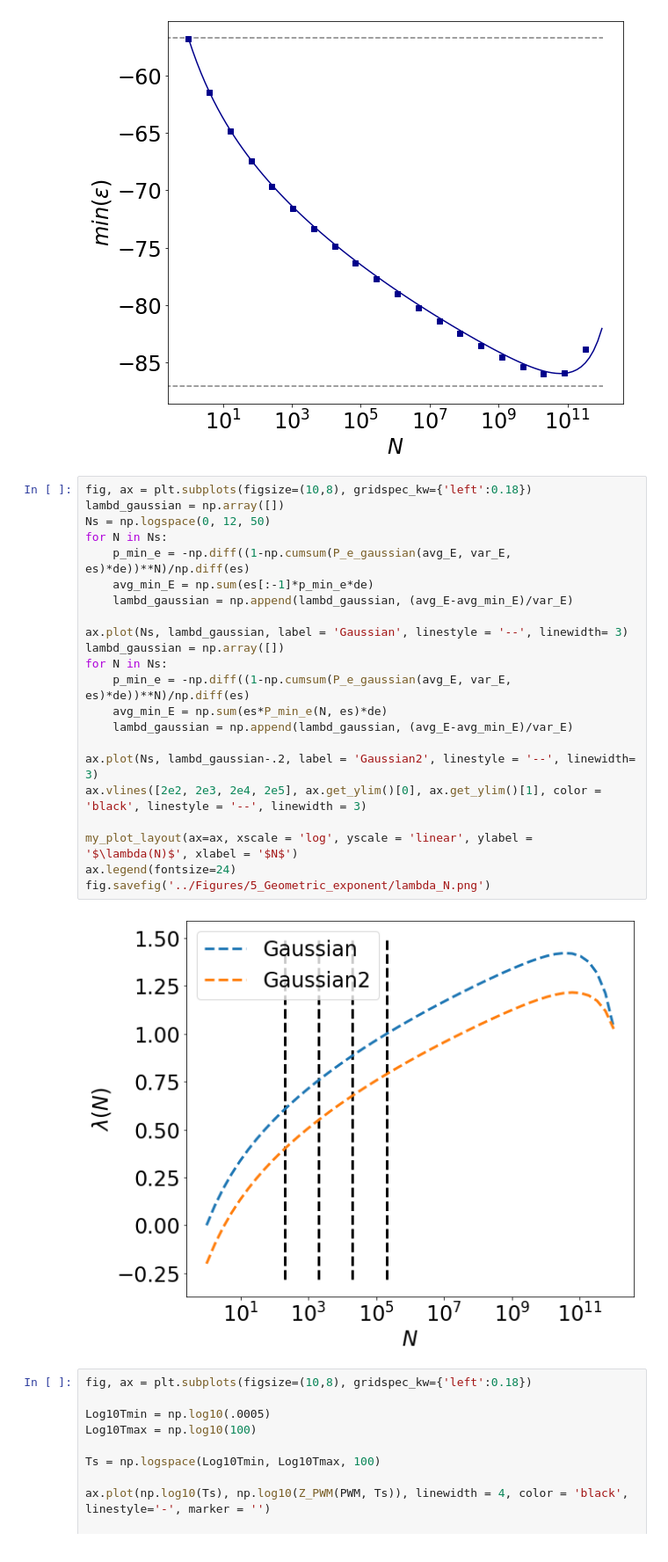
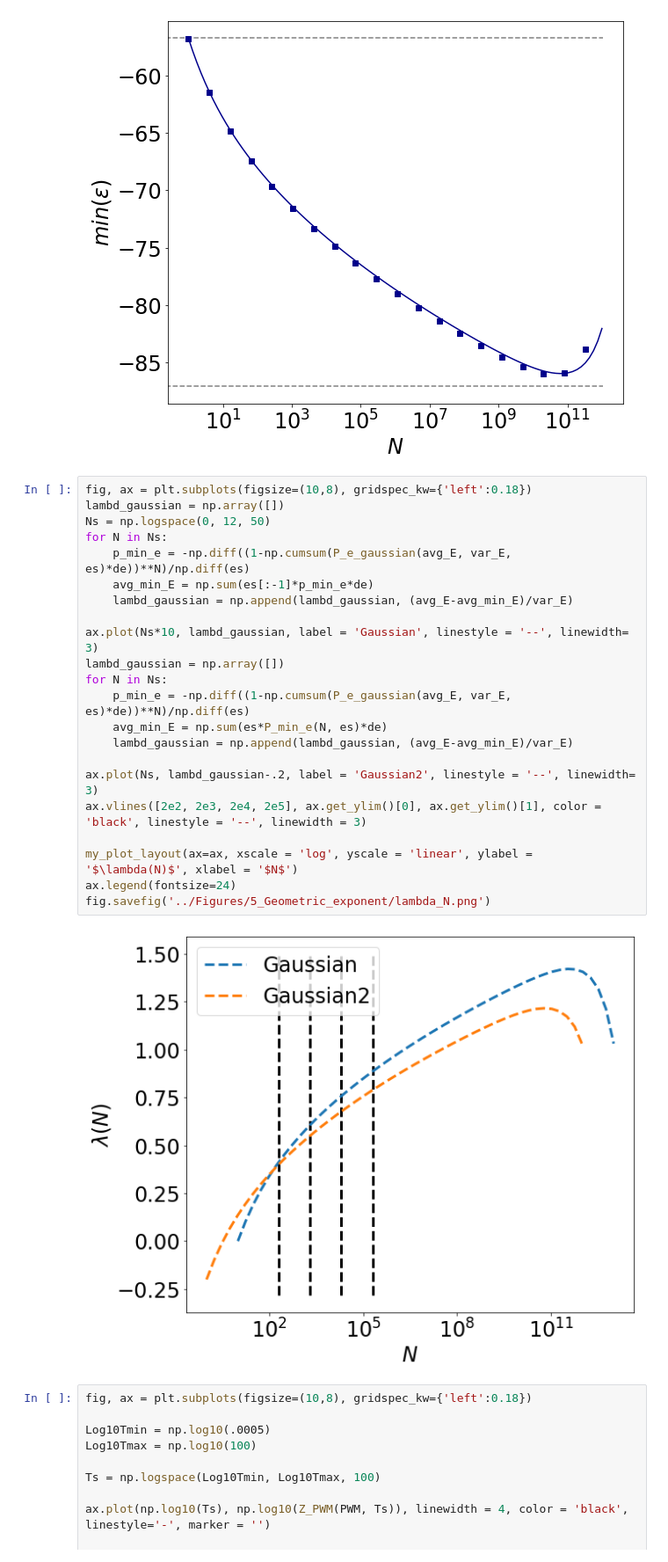
Before and after one commit to rmorantovar/Immune_System, a Jupyter notebook: Jupyter_Notebooks/5_Geometric_exponent.ipynb, the cells around one changed output. Shown at 88% size. Cells and saved outputs as stored; diff of their text form.

Commit message:
lambda_N up to 1e6 ready. Why is the a 1/10 factor? Mac20

```diff
--- a/Jupyter_Notebooks/5_Geometric_exponent.ipynb
+++ b/Jupyter_Notebooks/5_Geometric_exponent.ipynb
@@ -560,27 +560,27 @@ my_plot_layout(ax=ax, xscale = 'log', yscale = 'linear', ylabel = '$min(\epsilon
 # %%
 fig, ax = plt.subplots(figsize=(10,8), gridspec_kw={'left':0.18})
 lambd_gaussian = np.array([])
 Ns = np.logspace(0, 12, 50)
 for N in Ns:
     p_min_e = -np.diff((1-np.cumsum(P_e_gaussian(avg_E, var_E, es)*de))**N)/np.diff(es)
     avg_min_E = np.sum(es[:-1]*p_min_e*de)
     lambd_gaussian = np.append(lambd_gaussian, (avg_E-avg_min_E)/var_E)
 
-ax.plot(Ns, lambd_gaussian, label = 'Gaussian', linestyle = '--', linewidth= 3)
+ax.plot(Ns*10, lambd_gaussian, label = 'Gaussian', linestyle = '--', linewidth= 3)
 lambd_gaussian = np.array([])
 for N in Ns:
     p_min_e = -np.diff((1-np.cumsum(P_e_gaussian(avg_E, var_E, es)*de))**N)/np.diff(es)
     avg_min_E = np.sum(es*P_min_e(N, es)*de)
     lambd_gaussian = np.append(lambd_gaussian, (avg_E-avg_min_E)/var_E)
 
 ax.plot(Ns, lambd_gaussian-.2, label = 'Gaussian2', linestyle = '--', linewidth= 3)
 ax.vlines([2e2, 2e3, 2e4, 2e5], ax.get_ylim()[0], ax.get_ylim()[1], color = 'black', linestyle = '--', linewidth = 3)
 
 my_plot_layout(ax=ax, xscale = 'log', yscale = 'linear', ylabel = '$\lambda(N)$', xlabel = '$N$')
 ax.legend(fontsize=24)
 fig.savefig('../Figures/5_Geometric_exponent/lambda_N.png')
 # %% [output]
-[figure, old version]
+[figure, new version]
 # %%
 fig, ax = plt.subplots(figsize=(10,8), gridspec_kw={'left':0.18})
 
```
Also changed, not shown: parts of 1 cell of this notebook, 8 other files.
